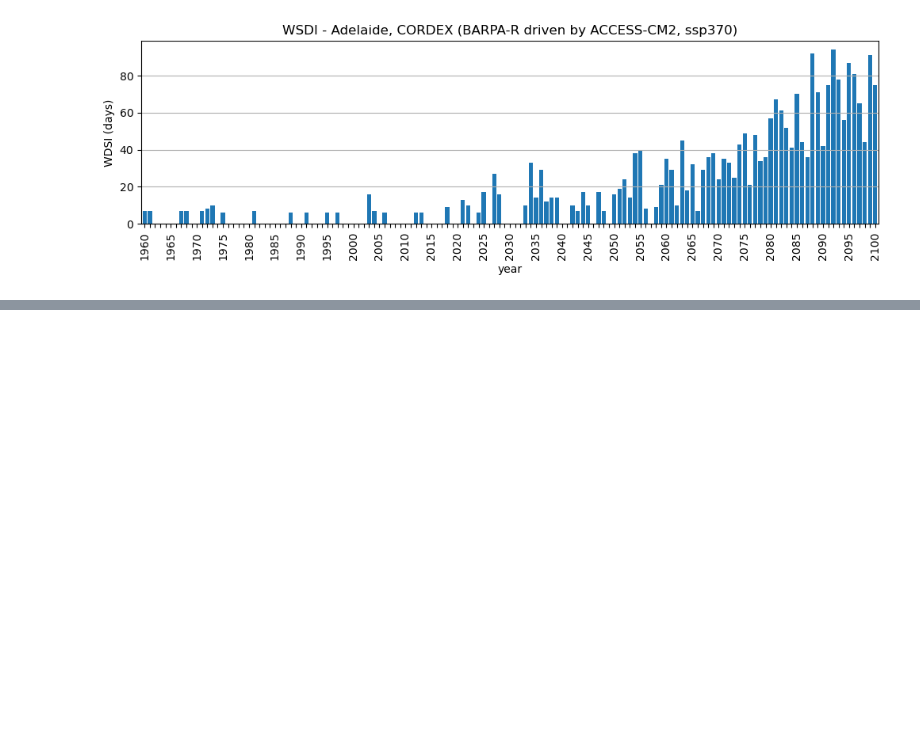
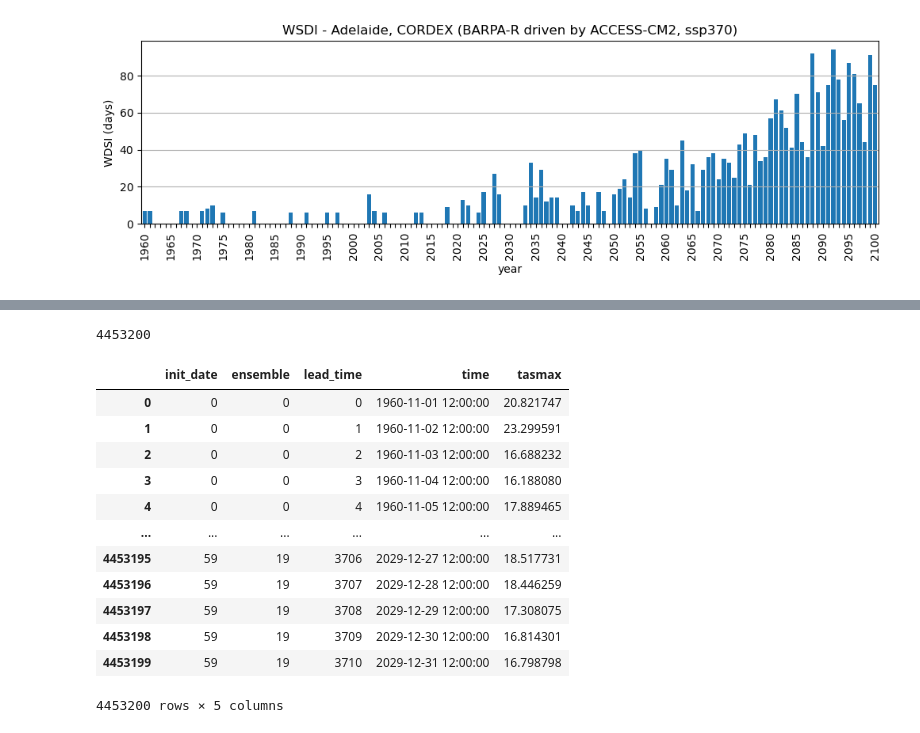
Before and after one commit to DamienIrving/treasury, a Jupyter notebook: wsdi.ipynb, the cells around one changed output, grey strips where cells are left out. Drawn from its saved outputs; the diff is of its cells as text; code cells hidden in the pictures; blank space fills up the shorter version.

```diff
--- a/wsdi.ipynb
+++ b/wsdi.ipynb
@@ -116,0 +123,5 @@ plt.show()
+# %%
+dcpp_file = '/g/data/xv83/dbi599/treasury/tasmax_day_CMCC-CM2-SR5_dcppA-hindcast_adelaide_19601101-20291231.nc'
+# %%
+ds_dcpp = xr.open_mfdataset(dcpp_file)
+ds_dcpp = ds_dcpp.compute()
@@ -116,0 +148,4 @@ plt.show()
+# %%
+60 * 20 * 3711
+# %% [output]
+4453200
@@ -116,0 +156,22 @@ plt.show()
+# %%
+ds_dcpp['init_date'] = np.arange(0, len(ds_dcpp['init_date']))
+# %%
+df = ds_dcpp['tasmax'].to_dataframe()
+df = df.reset_index()
+df = df.dropna()
+# %%
+df
+# %% [output]
+|  | init_date | ensemble | lead_time | time | tasmax |
+| 0 | 0 | 0 | 0 | 1960-11-01 12:00:00 | 20.821747 |
+| 1 | 0 | 0 | 1 | 1960-11-02 12:00:00 | 23.299591 |
+| 2 | 0 | 0 | 2 | 1960-11-03 12:00:00 | 16.688232 |
+| 3 | 0 | 0 | 3 | 1960-11-04 12:00:00 | 16.188080 |
+| 4 | 0 | 0 | 4 | 1960-11-05 12:00:00 | 17.889465 |
+| ... | ... | ... | ... | ... | ... |
+| 4453195 | 59 | 19 | 3706 | 2029-12-27 12:00:00 | 18.517731 |
+| 4453196 | 59 | 19 | 3707 | 2029-12-28 12:00:00 | 18.446259 |
+| 4453197 | 59 | 19 | 3708 | 2029-12-29 12:00:00 | 17.308075 |
+| 4453198 | 59 | 19 | 3709 | 2029-12-30 12:00:00 | 16.814301 |
+| 4453199 | 59 | 19 | 3710 | 2029-12-31 12:00:00 | 16.798798 |
+4453200 rows × 5 columns
```
Also changed, not shown: parts of 16 cells of this notebook.
